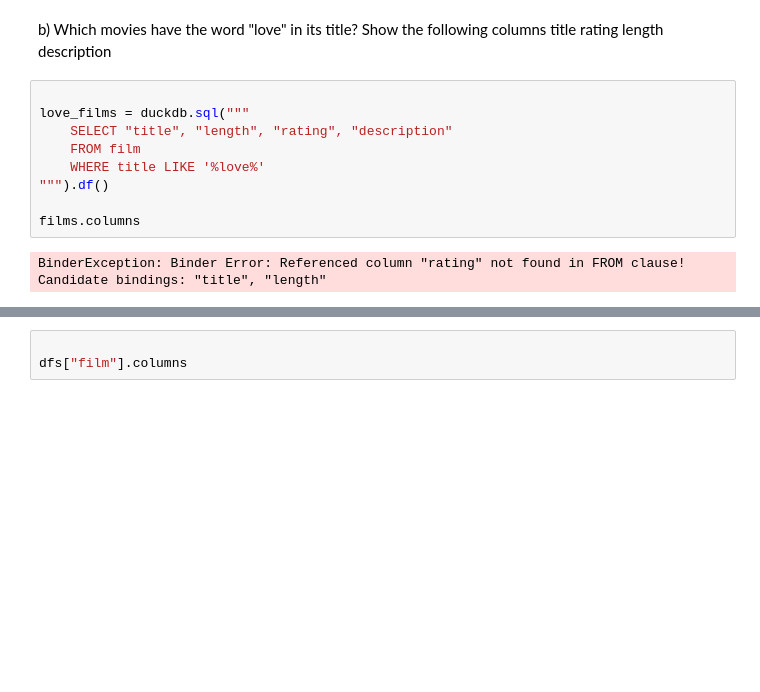
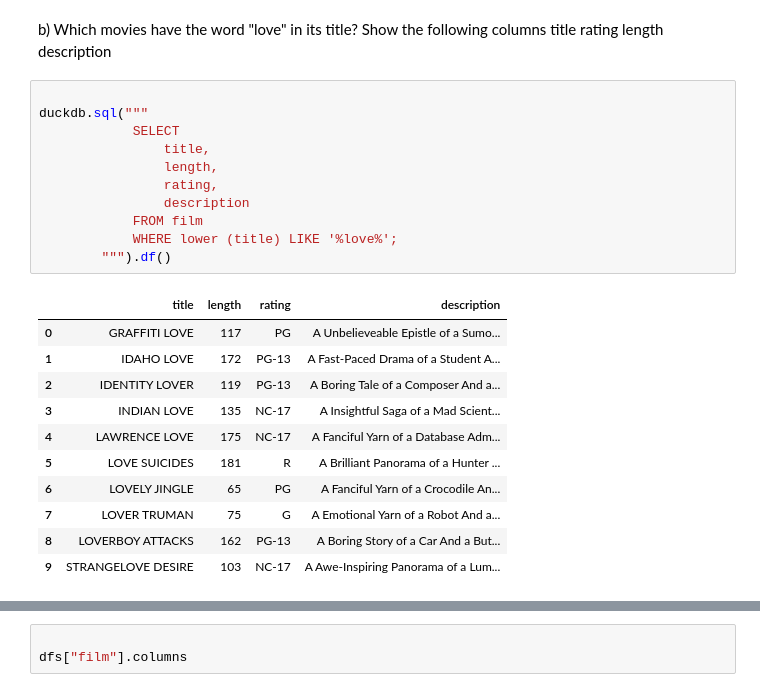
Before and after one commit to ghaliaghazal/Sql_Ghalia_Ghazal_Lab1, a Jupyter notebook: data_analys.ipynb, the cells around one changed output, grey strips where cells are left out. Saved outputs shown, nothing was run; the diff lists cells and outputs as text; blank space fills up the shorter version.

```diff
--- a/data_analys.ipynb
+++ b/data_analys.ipynb
@@ -91,15 +89,26 @@ length
 description
 # %%
 
-love_films = duckdb.sql("""
-    SELECT "title", "length", "rating", "description"
-    FROM film
-    WHERE title LIKE '%love%'
-""").df()
-
-films.columns
+duckdb.sql("""
+            SELECT
+                title,
+                length,
+                rating,
+                description
+            FROM film
+            WHERE lower (title) LIKE '%love%';
+        """).df()
 # %% [output]
-BinderException: Binder Error: Referenced column "rating" not found in FROM clause!
-Candidate bindings: "title", "length"
+|  | title | length | rating | description |
+| 0 | GRAFFITI LOVE | 117 | PG | A Unbelieveable Epistle of a Sumo... |
+| 1 | IDAHO LOVE | 172 | PG-13 | A Fast-Paced Drama of a Student A... |
+| 2 | IDENTITY LOVER | 119 | PG-13 | A Boring Tale of a Composer And a... |
+| 3 | INDIAN LOVE | 135 | NC-17 | A Insightful Saga of a Mad Scient... |
+| 4 | LAWRENCE LOVE | 175 | NC-17 | A Fanciful Yarn of a Database Adm... |
+| 5 | LOVE SUICIDES | 181 | R | A Brilliant Panorama of a Hunter ... |
+| 6 | LOVELY JINGLE | 65 | PG | A Fanciful Yarn of a Crocodile An... |
+| 7 | LOVER TRUMAN | 75 | G | A Emotional Yarn of a Robot And a... |
+| 8 | LOVERBOY ATTACKS | 162 | PG-13 | A Boring Story of a Car And a But... |
+| 9 | STRANGELOVE DESIRE | 103 | NC-17 | A Awe-Inspiring Panorama of a Lum... |
 # %%
 
```
Also changed, not shown: parts of 10 cells of this notebook.
